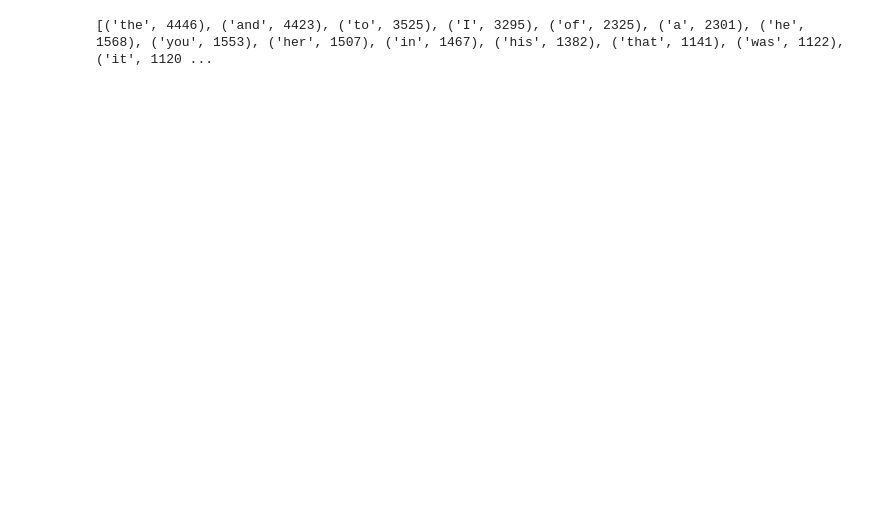
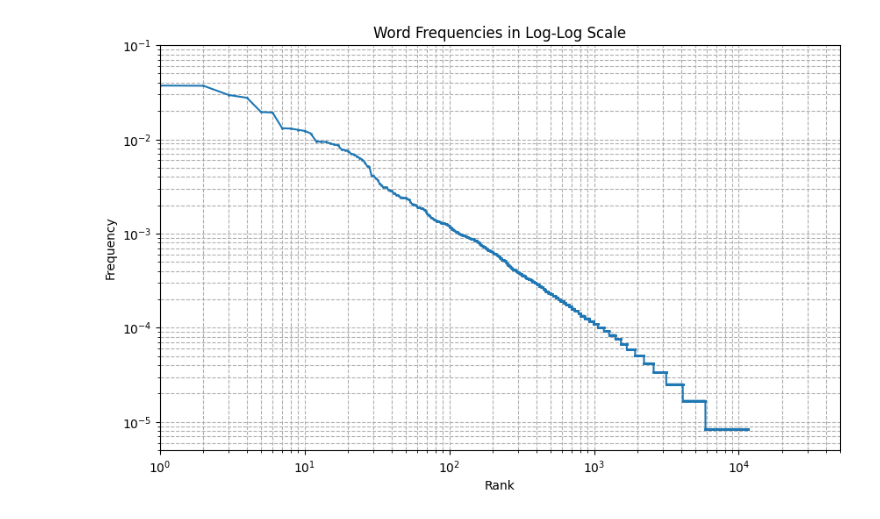
Before and after one commit to itillushka/Zipf-s_Law_Project, a Jupyter notebook: zips_law_project.ipynb, the cells around one changed output. Drawn from its saved outputs; the diff is of its cells as text; code cells hidden in the pictures; blank space fills up the shorter version.

```diff
--- a/zips_law_project.ipynb
+++ b/zips_law_project.ipynb
@@ -7,3 +1,12 @@ def read_book(file_path):
+# %%
+import matplotlib.pyplot as plt
+import numpy as np
+from collections import Counter
+def read_book(file_path):
+    with open(file_path, 'r') as file:
+        text = file.read()
+    words = text.split()
+    return Counter(words)
 # %%
 def clear_punctuation(text):
     punctuation = [".", ",", "!", "?", ";", ":", "_", "(", ")", "[", "]", "{", "}", "<", ">", "/", "\\", "|", "*", "&", "^", "%", "$", "#", "@", "~", "`", "\"", "'","”"]
@@ -20,8 +20,37 @@ def count_words(text):
     for word in words:
         word_count[word] = word_count.get(word, 0) + 1
     return sorted(word_count.items(), key=lambda x: x[1], reverse=True)
-
-word_count = count_words(clear_content)
-print(word_count)
-# %% [output]
-[('the', 4446), ('and', 4423), ('to', 3525), ('I', 3295), ('of', 2325), ('a', 2301), ('he', 1568), ('you', 1553), ('her', 1507), ('in', 1467), ('his', 1382), ('that', 1141), ('was', 1122), ('it', 1120 ...
+# %%
+def calculate_frequencies(word_count):
+    total = sum([count for word, count in word_count])
+    frequencies = {}
+    for word, count in word_count:
+        frequencies[word] = count / total
+    return frequencies
+# %%
+
+def plot_word_frequencies(text):
+    word_count = count_words(text)
+    frequencies = calculate_frequencies(word_count)
+
+    sorted_words = sorted(frequencies.items(), key=lambda item: item[1], reverse=True)
+    ranks = np.arange(1, len(word_count) + 1)
+    freqs = [freq for word, freq in sorted_words]
+
+    plt.figure(figsize=(10, 6))
+    plt.plot(ranks, freqs, marker='o',markersize=1, linestyle='-')
+    plt.xscale('log')
+    plt.yscale('log')
+    plt.ylim(0.000005, 0.1)
+    plt.xlim(1, 50000)
+    plt.xlabel('Rank')
+    plt.ylabel('Frequency')
+    plt.title('Word Frequencies in Log-Log Scale')
+    plt.grid(True, which="both", ls="--")
+    plt.show()
+
+content = read_book("Book1_Wuthering_Heights.txt")
+clear_content = clear_punctuation(content)
+plot_word_frequencies(clear_content)
+# %% [output]
+[figure, added]
```
Also changed, not shown: parts of 2 cells of this notebook, 4 other files.
